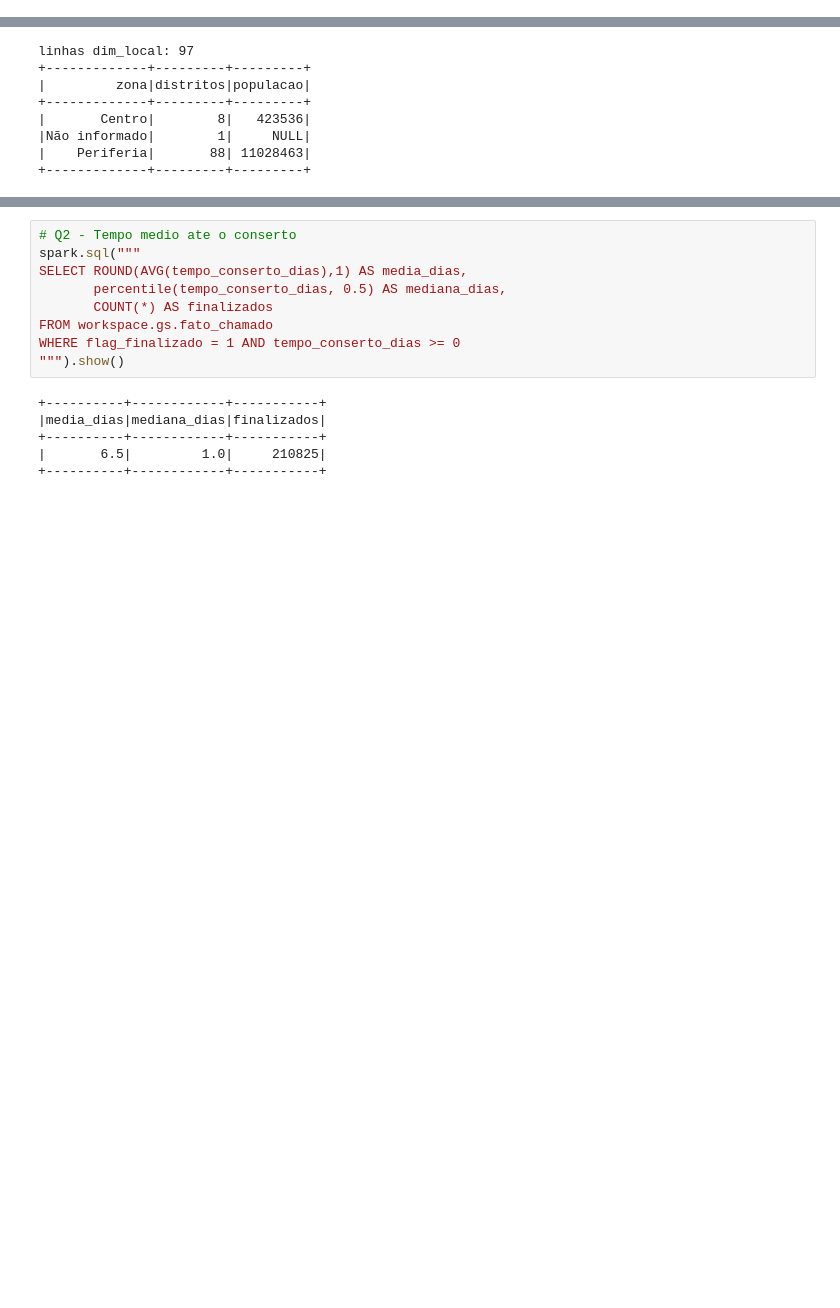
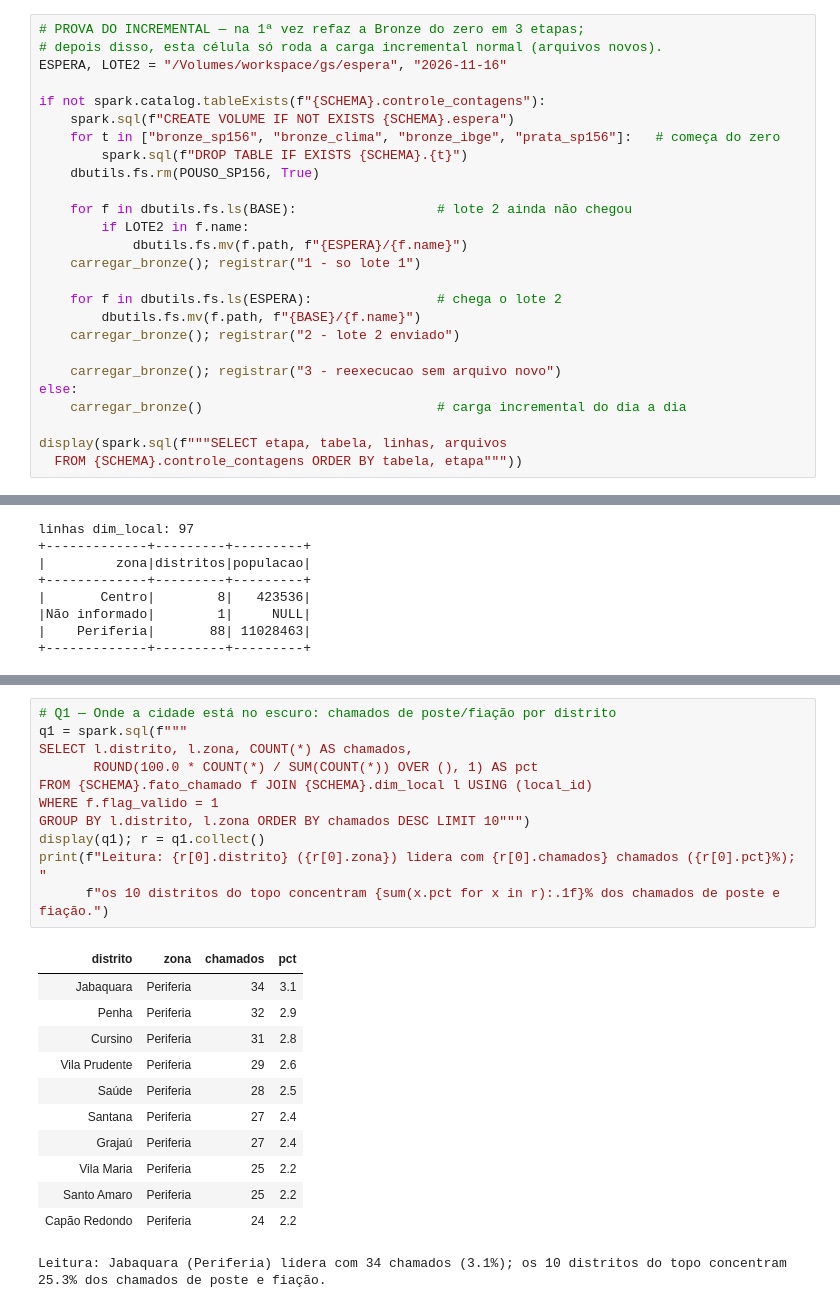
Before and after one commit to guilhermedaher10/Global-Solution_CitzenTech_2026, a Jupyter notebook: 02-big-data/databricks/gs_pipeline.ipynb, the cells around one changed output, grey strips where cells are left out. Saved outputs shown, nothing was run; the diff lists cells and outputs as text; blank space fills up the shorter version.

```diff
--- a/02-big-data/databricks/gs_pipeline.ipynb
+++ b/02-big-data/databricks/gs_pipeline.ipynb
@@ -137,0 +86,26 @@ R3 | status + distrito preenchidos :  264195 ok |   12814 falha
+# %%
+# PROVA DO INCREMENTAL — na 1ª vez refaz a Bronze do zero em 3 etapas;
+# depois disso, esta célula só roda a carga incremental normal (arquivos novos).
+ESPERA, LOTE2 = "/Volumes/workspace/gs/espera", "2026-11-16"
+
+if not spark.catalog.tableExists(f"{SCHEMA}.controle_contagens"):
+    spark.sql(f"CREATE VOLUME IF NOT EXISTS {SCHEMA}.espera")
+    for t in ["bronze_sp156", "bronze_clima", "bronze_ibge", "prata_sp156"]:   # começa do zero
+        spark.sql(f"DROP TABLE IF EXISTS {SCHEMA}.{t}")
+    dbutils.fs.rm(POUSO_SP156, True)
+
+    for f in dbutils.fs.ls(BASE):                  # lote 2 ainda não chegou
+        if LOTE2 in f.name:
+            dbutils.fs.mv(f.path, f"{ESPERA}/{f.name}")
+    carregar_bronze(); registrar("1 - so lote 1")
+
+    for f in dbutils.fs.ls(ESPERA):                # chega o lote 2
+        dbutils.fs.mv(f.path, f"{BASE}/{f.name}")
+    carregar_bronze(); registrar("2 - lote 2 enviado")
+
+    carregar_bronze(); registrar("3 - reexecucao sem arquivo novo")
+else:
+    carregar_bronze()                              # carga incremental do dia a dia
+
+display(spark.sql(f"""SELECT etapa, tabela, linhas, arquivos
+  FROM {SCHEMA}.controle_contagens ORDER BY tabela, etapa"""))
@@ -310,15 +357,24 @@ ORDER BY chamados DESC LIMIT 10
-# %%
-# Q2 - Tempo medio ate o conserto
-spark.sql("""
-SELECT ROUND(AVG(tempo_conserto_dias),1) AS media_dias,
-       percentile(tempo_conserto_dias, 0.5) AS mediana_dias,
-       COUNT(*) AS finalizados
-FROM workspace.gs.fato_chamado
-WHERE flag_finalizado = 1 AND tempo_conserto_dias >= 0
-""").show()
-# %% [output]
-+----------+------------+-----------+
-|media_dias|mediana_dias|finalizados|
-+----------+------------+-----------+
-|       6.5|         1.0|     210825|
-+----------+------------+-----------+
+# %%
+# Q1 — Onde a cidade está no escuro: chamados de poste/fiação por distrito
+q1 = spark.sql(f"""
+SELECT l.distrito, l.zona, COUNT(*) AS chamados,
+       ROUND(100.0 * COUNT(*) / SUM(COUNT(*)) OVER (), 1) AS pct
+FROM {SCHEMA}.fato_chamado f JOIN {SCHEMA}.dim_local l USING (local_id)
+WHERE f.flag_valido = 1
+GROUP BY l.distrito, l.zona ORDER BY chamados DESC LIMIT 10""")
+display(q1); r = q1.collect()
+print(f"Leitura: {r[0].distrito} ({r[0].zona}) lidera com {r[0].chamados} chamados ({r[0].pct}%); "
+      f"os 10 distritos do topo concentram {sum(x.pct for x in r):.1f}% dos chamados de poste e fiação.")
+# %% [output]
+| distrito | zona | chamados | pct |
+| Jabaquara | Periferia | 34 | 3.1 |
+| Penha | Periferia | 32 | 2.9 |
+| Cursino | Periferia | 31 | 2.8 |
+| Vila Prudente | Periferia | 29 | 2.6 |
+| Saúde | Periferia | 28 | 2.5 |
+| Santana | Periferia | 27 | 2.4 |
+| Grajaú | Periferia | 27 | 2.4 |
+| Vila Maria | Periferia | 25 | 2.2 |
+| Santo Amaro | Periferia | 25 | 2.2 |
+| Capão Redondo | Periferia | 24 | 2.2 |
+Leitura: Jabaquara (Periferia) lidera com 34 chamados (3.1%); os 10 distritos do topo concentram 25.3% dos chamados de poste e fiação.
```
Also changed, not shown: parts of 29 cells of this notebook, 5 other files.
